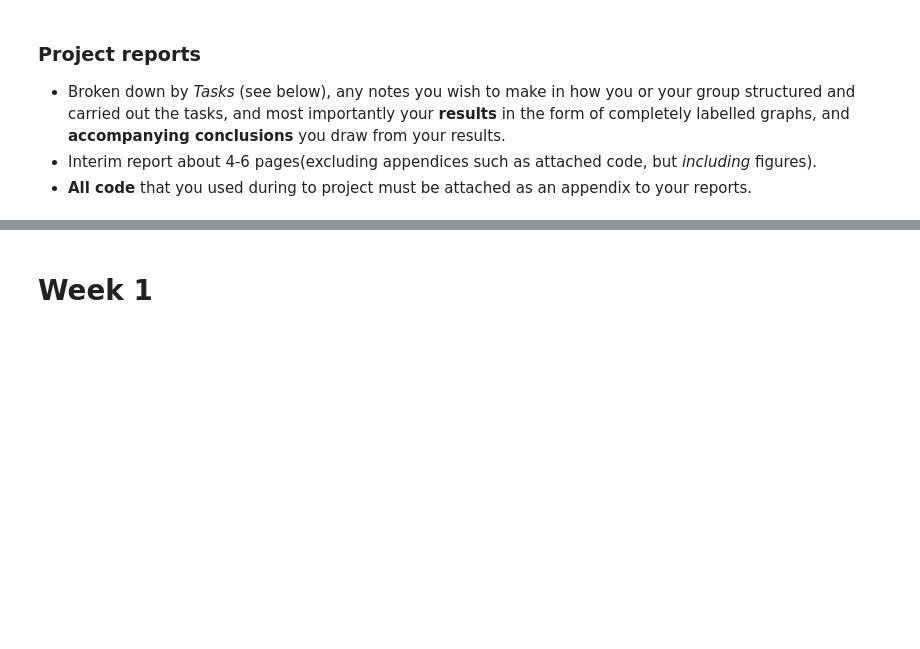
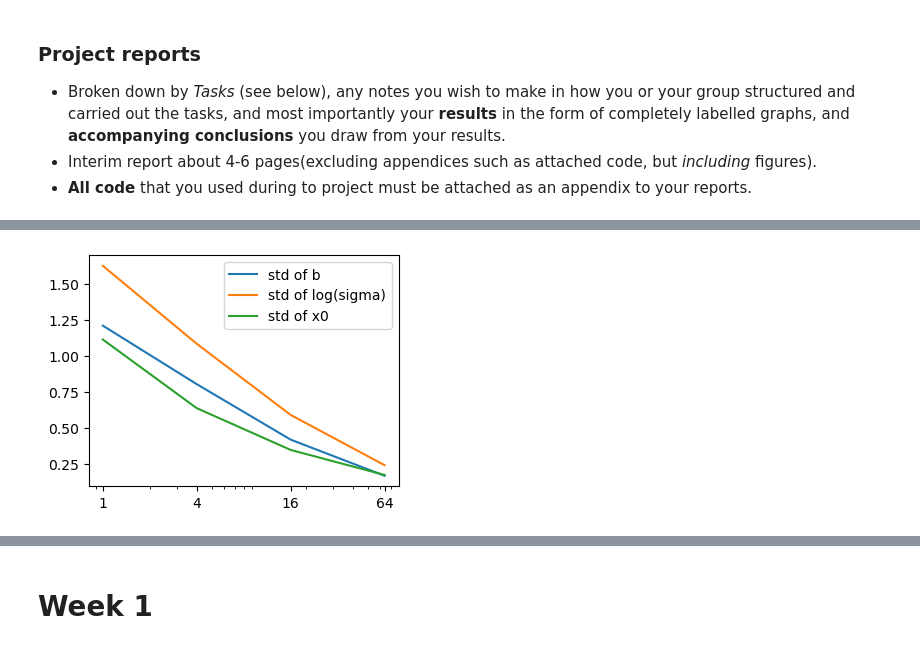
Before and after one commit to derek1909/GG3G3, a Jupyter notebook: Interim report_jd976.ipynb, the cells around one changed output, grey strips where cells are left out. Saved outputs shown, nothing was run; the diff lists cells and outputs as text; code cells hidden in the pictures; blank space fills up the shorter version.

```diff
--- a/Interim report_jd976.ipynb
+++ b/Interim report_jd976.ipynb
@@ -5,0 +137,17 @@
+# %%
+
+plt.figure(figsize=(4, 3))
+# actual_b = 1.2
+# actual_logs = np.log(0.5)
+# actual_x0 = 0.2
+plt.plot(values_N, ave_results[:,1]/values_b[-1], label="std of b")
+plt.plot(values_N, ave_results[:,3]/values_logs[-1], label="std of log(sigma)")
+plt.plot(values_N, ave_results[:,5]/values_x0[-1], label="std of x0")
+
+plt.xscale('log')
+
+plt.legend()
+plt.xticks(values_N,values_N)
+plt.show()
+# %% [output]
+[figure, added]
```
Also changed, not shown: parts of 13 cells of this notebook, 8 other files.
